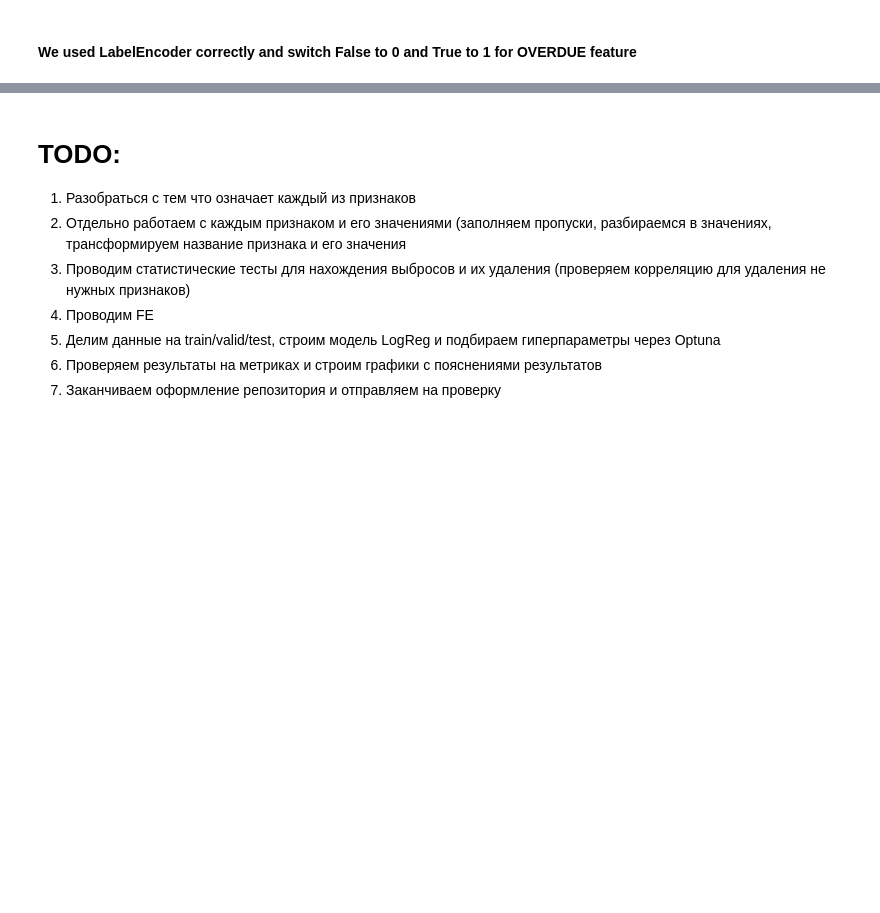
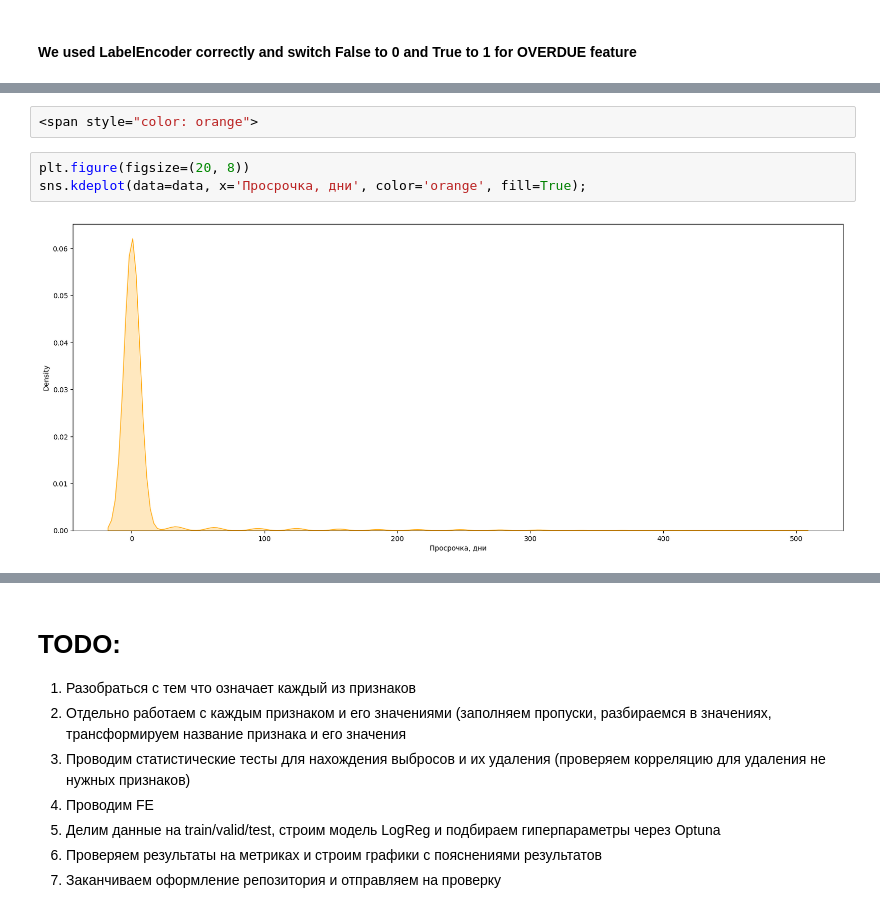
Before and after one commit to Ultraluxe25/BNB-Data-Scientist, a Jupyter notebook: kapturov_bnb.ipynb, the cells around one changed output, grey strips where cells are left out. Drawn from its saved outputs; the diff is of its cells as text; blank space fills up the shorter version.

```diff
--- a/kapturov_bnb.ipynb
+++ b/kapturov_bnb.ipynb
@@ -145,0 +182,7 @@ data.loc[920:922]
+# %%
+<span style="color: orange">
+# %%
+plt.figure(figsize=(20, 8))
+sns.kdeplot(data=data, x='Просрочка, дни', color='orange', fill=True);
+# %% [output]
+[figure, added]
```
Also changed, not shown: parts of 16 cells of this notebook.
